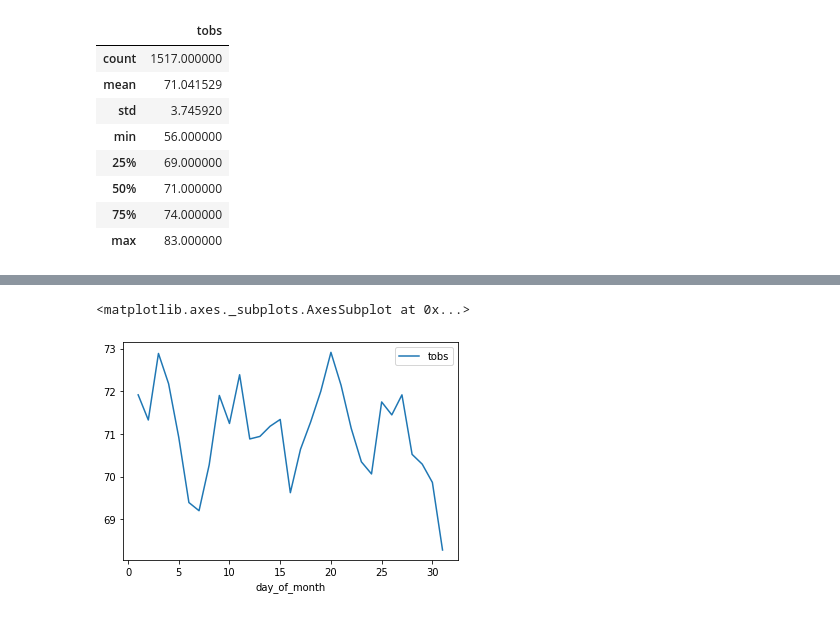
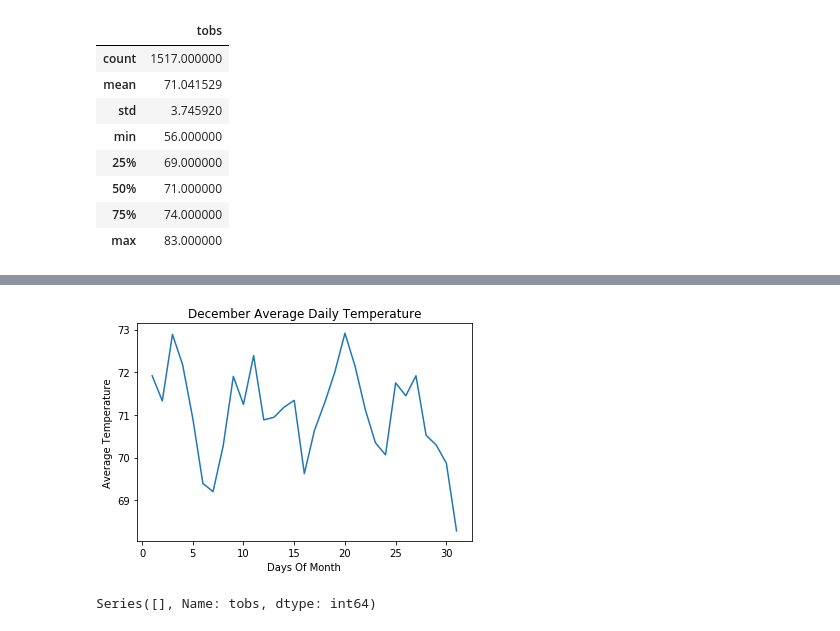
Before and after one commit to berndab/surfs_up, a Jupyter notebook: challenge.ipynb, the cells around one changed output, grey strips where cells are left out. Saved outputs shown, nothing was run; the diff lists cells and outputs as text; code cells hidden in the pictures.

```diff
--- a/challenge.ipynb
+++ b/challenge.ipynb
@@ -82,9 +111,15 @@ december_all_years_tobs_df.boxplot(column='tobs')
 # %%
 december_all_years_tobs_df["day_of_month"] = pd.to_datetime(december_all_years_tobs_df["date"]).dt.day
 # %%
-december_tobs_daily_avg_all_years_df = december_all_years_tobs_df[["day_of_month","tobs"]].groupby(["day_of_month"]).mean()
+december_all_years_tobs_daily_avg_df = december_all_years_tobs_df[["day_of_month","tobs"]].groupby(["day_of_month"]).mean()
+december_all_years_tobs_daily_avg_df.reset_index(inplace=True)
-# %%
-december_tobs_daily_avg_all_years_df.plot(kind="line")
-# %% [output]
-<matplotlib.axes._subplots.AxesSubplot at 0x...>
-[figure, removed]
+# %%
+# Generate June average daily temperature all years
+fig, ax = plt.subplots()
+plt.xlabel("Days Of Month")
+plt.ylabel("Average Temperature")
+plt.title("December Average Daily Temperature")
+ax.plot(december_all_years_tobs_daily_avg_df['day_of_month'], december_all_years_tobs_daily_avg_df['tobs'])
+plt.savefig("december_avg_daily_temp_all_years.png")
+# %% [output]
+[figure, added]
@@ -90,0 +134,5 @@ december_tobs_daily_avg_all_years_df.plot(kind="line")
+# %%
+# Identify stations with more then one measurement per day
+dec_all_years_tobs_per_stat_day_count.loc[(dec_all_years_tobs_per_stat_day_count > 1)]
+# %% [output]
+Series([], Name: tobs, dtype: int64)
```
Also changed, not shown: parts of 19 cells of this notebook, 4 other files.
